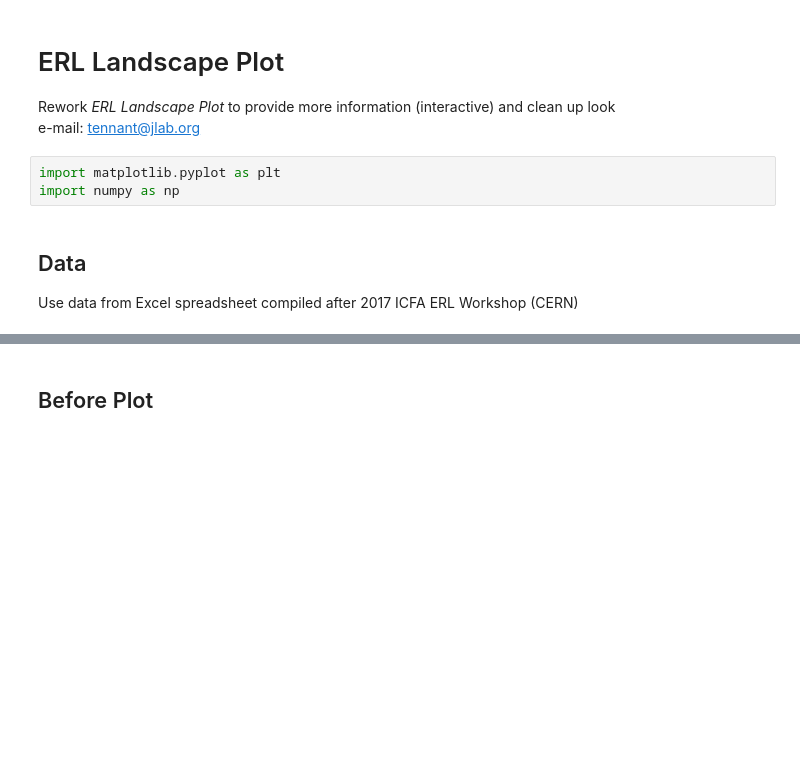
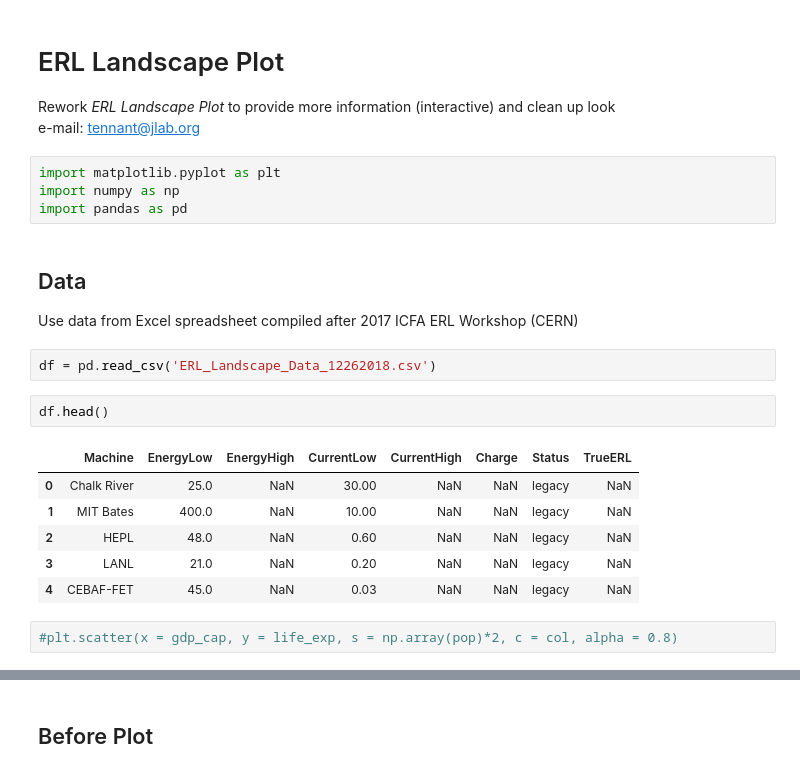
Before and after one commit to cdtennant/ERL-Landscape, a Jupyter notebook: ERL Landscape.ipynb, the cells around one changed output, grey strips where cells are left out. Saved outputs shown, nothing was run; the diff lists cells and outputs as text; blank space fills up the shorter version.

```diff
--- a/ERL Landscape.ipynb
+++ b/ERL Landscape.ipynb
@@ -6,6 +6,20 @@ e-mail: tennant@jlab.org
 # %%
 import matplotlib.pyplot as plt
 import numpy as np
+import pandas as pd
 # %% [markdown]
 ## Data
 Use data from Excel spreadsheet compiled after 2017 ICFA ERL Workshop (CERN)
+# %%
+df = pd.read_csv('ERL_Landscape_Data_12262018.csv')
+# %%
+df.head()
+# %% [output]
+|  | Machine | EnergyLow | EnergyHigh | CurrentLow | CurrentHigh | Charge | Status | TrueERL |
+| 0 | Chalk River | 25.0 | NaN | 30.00 | NaN | NaN | legacy | NaN |
+| 1 | MIT Bates | 400.0 | NaN | 10.00 | NaN | NaN | legacy | NaN |
+| 2 | HEPL | 48.0 | NaN | 0.60 | NaN | NaN | legacy | NaN |
+| 3 | LANL | 21.0 | NaN | 0.20 | NaN | NaN | legacy | NaN |
+| 4 | CEBAF-FET | 45.0 | NaN | 0.03 | NaN | NaN | legacy | NaN |
+# %%
+#plt.scatter(x = gdp_cap, y = life_exp, s = np.array(pop)*2, c = col, alpha = 0.8)
```
Also changed, not shown: parts of 1 cell of this notebook.
